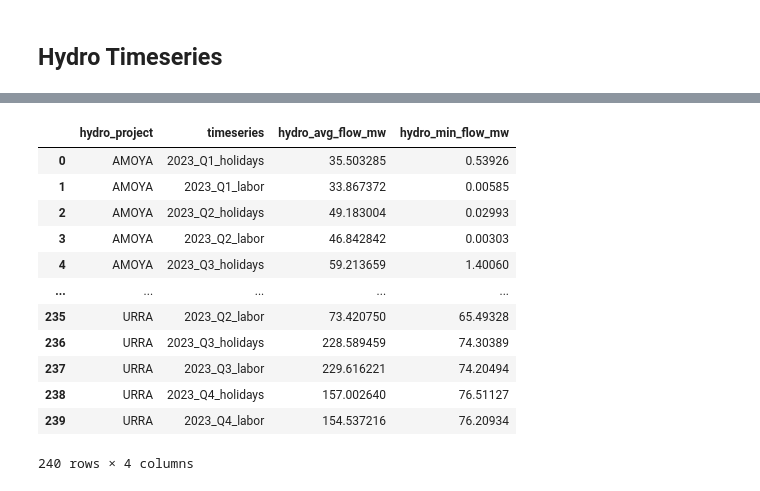
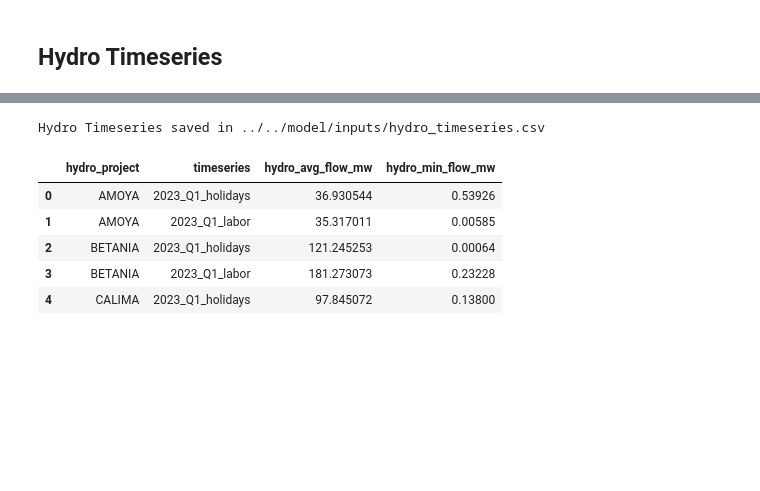
Before and after one commit to JorgeHGarcia/switch-colombia, a Jupyter notebook: notebooks/generate/main.ipynb, the cells around one changed output, grey strips where cells are left out. Drawn from its saved outputs; the diff is of its cells as text; code cells hidden in the pictures; blank space fills up the shorter version.

```diff
--- a/notebooks/generate/main.ipynb
+++ b/notebooks/generate/main.ipynb
@@ -545,17 +312,13 @@ generation
 # %%
 generation = sc.hydro_timeseries.cluster(generation, base_year, percentile)
-generation
+generation = sc.hydro_timeseries.generate(
+    model_path,generation, period, cycles, base_year)
+generation.head()
 # %% [output]
+Hydro Timeseries saved in ../../model/inputs/hydro_timeseries.csv
 |  | hydro_project | timeseries | hydro_avg_flow_mw | hydro_min_flow_mw |
-| 0 | AMOYA | 2023_Q1_holidays | 35.503285 | 0.53926 |
-| 1 | AMOYA | 2023_Q1_labor | 33.867372 | 0.00585 |
-| 2 | AMOYA | 2023_Q2_holidays | 49.183004 | 0.02993 |
-| 3 | AMOYA | 2023_Q2_labor | 46.842842 | 0.00303 |
-| 4 | AMOYA | 2023_Q3_holidays | 59.213659 | 1.40060 |
-| ... | ... | ... | ... | ... |
-| 235 | URRA | 2023_Q2_labor | 73.420750 | 65.49328 |
-| 236 | URRA | 2023_Q3_holidays | 228.589459 | 74.30389 |
-| 237 | URRA | 2023_Q3_labor | 229.616221 | 74.20494 |
-| 238 | URRA | 2023_Q4_holidays | 157.002640 | 76.51127 |
-| 239 | URRA | 2023_Q4_labor | 154.537216 | 76.20934 |
+| 0 | AMOYA | 2023_Q1_holidays | 36.930544 | 0.53926 |
+| 1 | AMOYA | 2023_Q1_labor | 35.317011 | 0.00585 |
+| 2 | BETANIA | 2023_Q1_holidays | 121.245253 | 0.00064 |
+| 3 | BETANIA | 2023_Q1_labor | 181.273073 | 0.23228 |
+| 4 | CALIMA | 2023_Q1_holidays | 97.845072 | 0.13800 |
-240 rows × 4 columns
```
Also changed, not shown: parts of 15 cells of this notebook, 53 other files.
